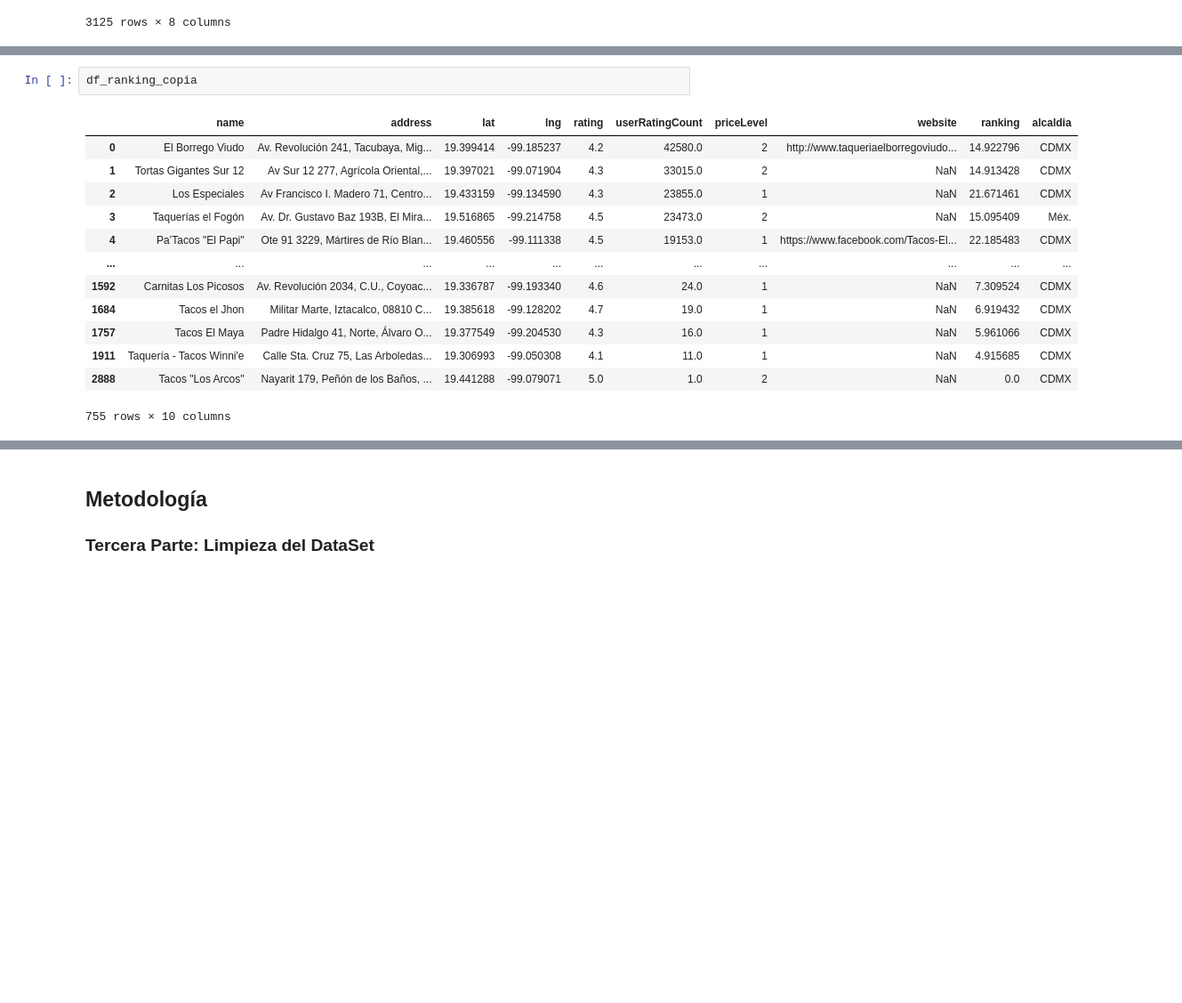
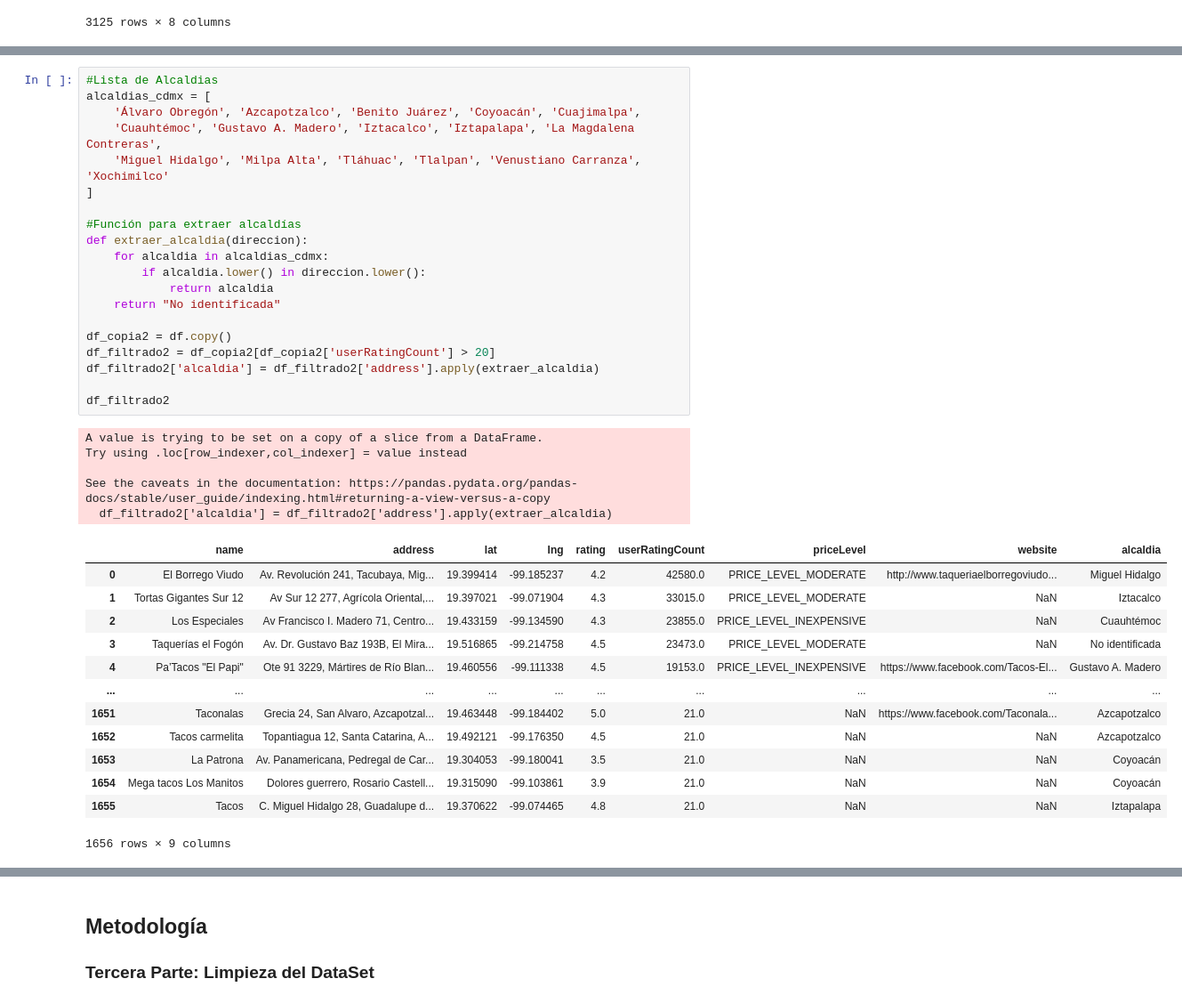
Before and after one commit to soto-amalia/tacos, a Jupyter notebook: tacos.ipynb, the cells around one changed output, grey strips where cells are left out. Shown at 89% size. Saved outputs shown, nothing was run; the diff lists cells and outputs as text; blank space fills up the shorter version.

```diff
--- a/tacos.ipynb
+++ b/tacos.ipynb
@@ -300,16 +267,39 @@ Mejor taquería por alcaldía con más de 20 reseñas:
-# %%
-df_ranking_copia
-# %% [output]
-|  | name | address | lat | lng | rating | userRatingCount | priceLevel | website | ranking | alcaldia |
-| 0 | El Borrego Viudo | Av. Revolución 241, Tacubaya, Mig... | 19.399414 | -99.185237 | 4.2 | 42580.0 | 2 | http://www.taqueriaelborregoviudo... | 14.922796 | CDMX |
-| 1 | Tortas Gigantes Sur 12 | Av Sur 12 277, Agrícola Oriental,... | 19.397021 | -99.071904 | 4.3 | 33015.0 | 2 | NaN | 14.913428 | CDMX |
-| 2 | Los Especiales | Av Francisco I. Madero 71, Centro... | 19.433159 | -99.134590 | 4.3 | 23855.0 | 1 | NaN | 21.671461 | CDMX |
-| 3 | Taquerías el Fogón | Av. Dr. Gustavo Baz 193B, El Mira... | 19.516865 | -99.214758 | 4.5 | 23473.0 | 2 | NaN | 15.095409 | Méx. |
-| 4 | Pa’Tacos "El Papi" | Ote 91 3229, Mártires de Río Blan... | 19.460556 | -99.111338 | 4.5 | 19153.0 | 1 | https://www.facebook.com/Tacos-El... | 22.185483 | CDMX |
-| ... | ... | ... | ... | ... | ... | ... | ... | ... | ... | ... |
-| 1592 | Carnitas Los Picosos | Av. Revolución 2034, C.U., Coyoac... | 19.336787 | -99.193340 | 4.6 | 24.0 | 1 | NaN | 7.309524 | CDMX |
-| 1684 | Tacos el Jhon | Militar Marte, Iztacalco, 08810 C... | 19.385618 | -99.128202 | 4.7 | 19.0 | 1 | NaN | 6.919432 | CDMX |
-| 1757 | Tacos El Maya | Padre Hidalgo 41, Norte, Álvaro O... | 19.377549 | -99.204530 | 4.3 | 16.0 | 1 | NaN | 5.961066 | CDMX |
-| 1911 | Taquería - Tacos Winni'e | Calle Sta. Cruz 75, Las Arboledas... | 19.306993 | -99.050308 | 4.1 | 11.0 | 1 | NaN | 4.915685 | CDMX |
-| 2888 | Tacos "Los Arcos" | Nayarit 179, Peñón de los Baños, ... | 19.441288 | -99.079071 | 5.0 | 1.0 | 2 | NaN | 0.0 | CDMX |
-755 rows × 10 columns
+# %%
+#Lista de Alcaldias
+alcaldias_cdmx = [
+    'Álvaro Obregón', 'Azcapotzalco', 'Benito Juárez', 'Coyoacán', 'Cuajimalpa',
+    'Cuauhtémoc', 'Gustavo A. Madero', 'Iztacalco', 'Iztapalapa', 'La Magdalena Contreras',
+    'Miguel Hidalgo', 'Milpa Alta', 'Tláhuac', 'Tlalpan', 'Venustiano Carranza', 'Xochimilco'
+]
+
+#Función para extraer alcaldías
+def extraer_alcaldia(direccion):
+    for alcaldia in alcaldias_cdmx:
+        if alcaldia.lower() in direccion.lower():
+            return alcaldia
+    return "No identificada"
+
+df_copia2 = df.copy()
+df_filtrado2 = df_copia2[df_copia2['userRatingCount'] > 20]
+df_filtrado2['alcaldia'] = df_filtrado2['address'].apply(extraer_alcaldia)
+
+df_filtrado2
+# %% [output]
+A value is trying to be set on a copy of a slice from a DataFrame.
+Try using .loc[row_indexer,col_indexer] = value instead
+
+See the caveats in the documentation: https://pandas.pydata.org/pandas-docs/stable/user_guide/indexing.html#returning-a-view-versus-a-copy
+  df_filtrado2['alcaldia'] = df_filtrado2['address'].apply(extraer_alcaldia)
+|  | name | address | lat | lng | rating | userRatingCount | priceLevel | website | alcaldia |
+| 0 | El Borrego Viudo | Av. Revolución 241, Tacubaya, Mig... | 19.399414 | -99.185237 | 4.2 | 42580.0 | PRICE_LEVEL_MODERATE | http://www.taqueriaelborregoviudo... | Miguel Hidalgo |
+| 1 | Tortas Gigantes Sur 12 | Av Sur 12 277, Agrícola Oriental,... | 19.397021 | -99.071904 | 4.3 | 33015.0 | PRICE_LEVEL_MODERATE | NaN | Iztacalco |
+| 2 | Los Especiales | Av Francisco I. Madero 71, Centro... | 19.433159 | -99.134590 | 4.3 | 23855.0 | PRICE_LEVEL_INEXPENSIVE | NaN | Cuauhtémoc |
+| 3 | Taquerías el Fogón | Av. Dr. Gustavo Baz 193B, El Mira... | 19.516865 | -99.214758 | 4.5 | 23473.0 | PRICE_LEVEL_MODERATE | NaN | No identificada |
+| 4 | Pa’Tacos "El Papi" | Ote 91 3229, Mártires de Río Blan... | 19.460556 | -99.111338 | 4.5 | 19153.0 | PRICE_LEVEL_INEXPENSIVE | https://www.facebook.com/Tacos-El... | Gustavo A. Madero |
+| ... | ... | ... | ... | ... | ... | ... | ... | ... | ... |
+| 1651 | Taconalas | Grecia 24, San Alvaro, Azcapotzal... | 19.463448 | -99.184402 | 5.0 | 21.0 | NaN | https://www.facebook.com/Taconala... | Azcapotzalco |
+| 1652 | Tacos carmelita | Topantiagua 12, Santa Catarina, A... | 19.492121 | -99.176350 | 4.5 | 21.0 | NaN | NaN | Azcapotzalco |
+| 1653 | La Patrona | Av. Panamericana, Pedregal de Car... | 19.304053 | -99.180041 | 3.5 | 21.0 | NaN | NaN | Coyoacán |
+| 1654 | Mega tacos Los Manitos | Dolores guerrero, Rosario Castell... | 19.315090 | -99.103861 | 3.9 | 21.0 | NaN | NaN | Coyoacán |
+| 1655 | Tacos | C. Miguel Hidalgo 28, Guadalupe d... | 19.370622 | -99.074465 | 4.8 | 21.0 | NaN | NaN | Iztapalapa |
+1656 rows × 9 columns
```
Also changed, not shown: parts of 8 cells of this notebook.
